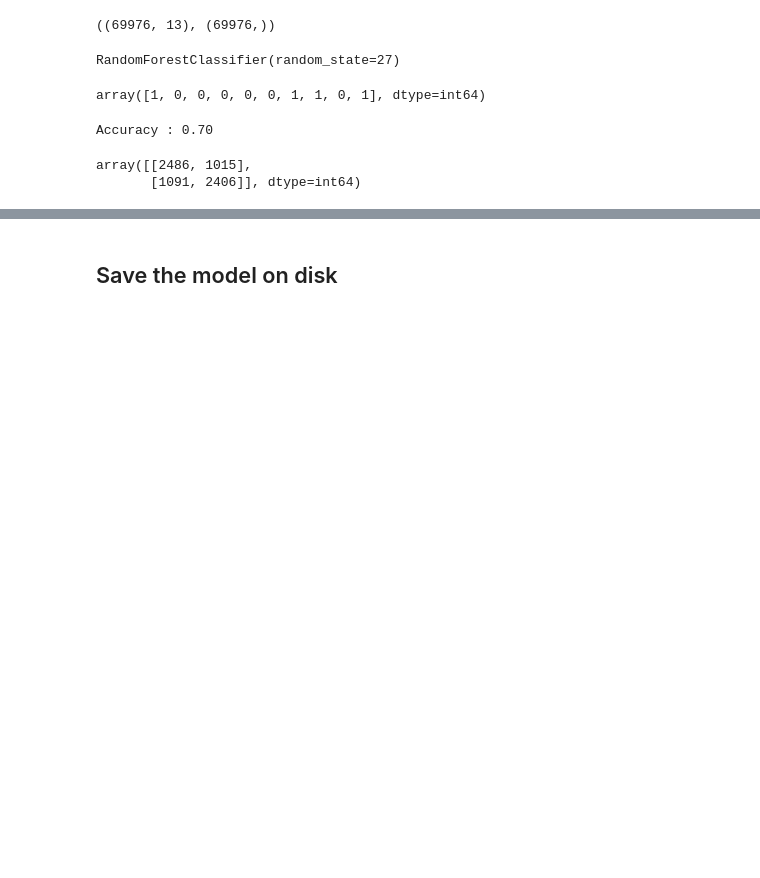
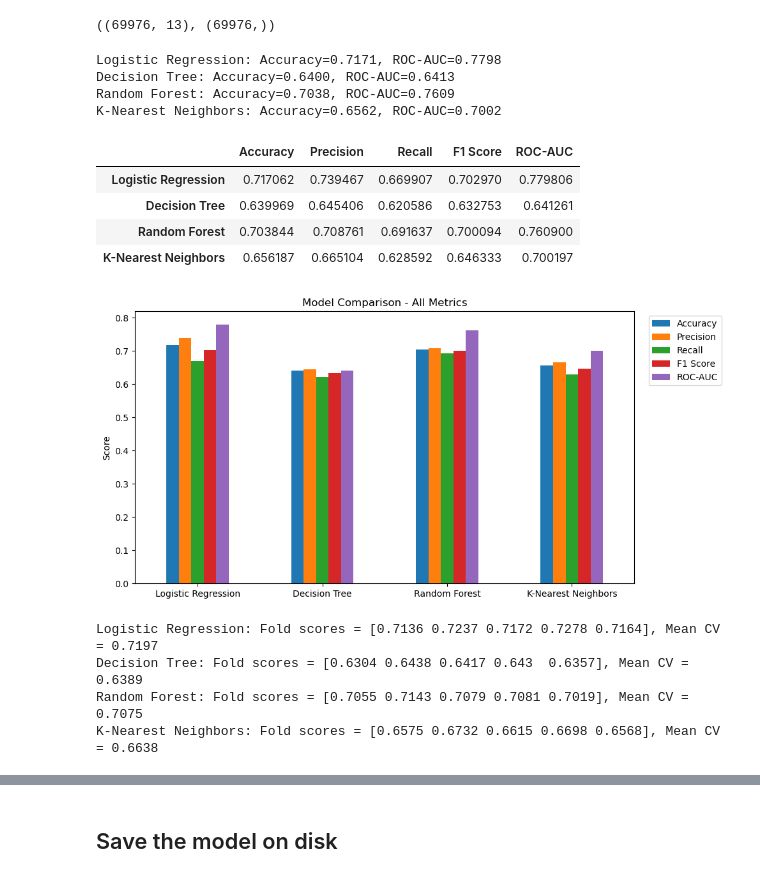
Before and after one commit to princedudhatra/ML, a Jupyter notebook: model_training.ipynb, the cells around one changed output, grey strips where cells are left out. Drawn from its saved outputs; the diff is of its cells as text; code cells hidden in the pictures; blank space fills up the shorter version.

```diff
--- a/model_training.ipynb
+++ b/model_training.ipynb
@@ -47,21 +78,71 @@ rf = RandomForestClassifier(
 # %%
-rf.fit(X_train, y_train,)
+# -------------------- 2. TRAIN ALL MODELS & EVALUATE --------------------
+def evaluate_model(model, X_tr, y_tr, X_te, y_te):
+    """Train model and return metrics: accuracy, precision, recall, f1, confusion_matrix, roc_auc."""
+    model.fit(X_tr, y_tr)
+    y_pred = model.predict(X_te)
+    y_proba = model.predict_proba(X_te)[:, 1] if hasattr(model, "predict_proba") else None
+    return {
+        "accuracy": accuracy_score(y_te, y_pred),
+        "precision": precision_score(y_te, y_pred, zero_division=0),
+        "recall": recall_score(y_te, y_pred, zero_division=0),
+        "f1": f1_score(y_te, y_pred, zero_division=0),
+        "confusion_matrix": confusion_matrix(y_te, y_pred),
+        "roc_auc": roc_auc_score(y_te, y_proba) if y_proba is not None else 0.0,
+        "y_pred": y_pred,
+        "y_proba": y_proba,
+        "model": model,
+    }
+
+model_results = {}
+for name, model in models.items():
+    model_results[name] = evaluate_model(model, X_train, y_train, X_test, y_test)
+    print(f"{name}: Accuracy={model_results[name]['accuracy']:.4f}, ROC-AUC={model_results[name]['roc_auc']:.4f}")
 # %% [output]
-RandomForestClassifier(random_state=27)
+Logistic Regression: Accuracy=0.7171, ROC-AUC=0.7798
+Decision Tree: Accuracy=0.6400, ROC-AUC=0.6413
+Random Forest: Accuracy=0.7038, ROC-AUC=0.7609
+K-Nearest Neighbors: Accuracy=0.6562, ROC-AUC=0.7002
 # %%
-y_pred = rf.predict(X_test)
-y_pred[:10]
+# -------------------- 3. MODEL COMPARISON TABLE --------------------
+comparison_df = pd.DataFrame({
+    name: {
+        "Accuracy": res["accuracy"],
+        "Precision": res["precision"],
+        "Recall": res["recall"],
+        "F1 Score": res["f1"],
+        "ROC-AUC": res["roc_auc"],
+    }
+    for name, res in model_results.items()
+}).T
+comparison_df
 # %% [output]
-array([1, 0, 0, 0, 0, 0, 1, 1, 0, 1], dtype=int64)
+|  | Accuracy | Precision | Recall | F1 Score | ROC-AUC |
+| Logistic Regression | 0.717062 | 0.739467 | 0.669907 | 0.702970 | 0.779806 |
+| Decision Tree | 0.639969 | 0.645406 | 0.620586 | 0.632753 | 0.641261 |
+| Random Forest | 0.703844 | 0.708761 | 0.691637 | 0.700094 | 0.760900 |
+| K-Nearest Neighbors | 0.656187 | 0.665104 | 0.628592 | 0.646333 | 0.700197 |
 # %%
-accuracy = accuracy_score(y_test, y_pred)
-print(f"Accuracy : {accuracy:.2f}")
+# -------------------- 4. MODEL COMPARISON BAR CHART --------------------
+comparison_df.plot(kind="bar", figsize=(10, 5), rot=0)
+plt.title("Model Comparison - All Metrics")
+plt.ylabel("Score")
+plt.legend(bbox_to_anchor=(1.02, 1), loc="upper left")
+plt.tight_layout()
+plt.show()
 # %% [output]
-Accuracy : 0.70
+[figure, added]
 # %%
-cm = confusion_matrix(y_test, y_pred)
-cm
+# -------------------- 5. 5-FOLD CROSS VALIDATION --------------------
+cv_scores = {}
+for name, res in model_results.items():
+    model = res["model"]
+    scores = cross_val_score(model, X, y, cv=5, scoring="accuracy")
+    cv_scores[name] = scores
+    print(f"{name}: Fold scores = {scores.round(4)}, Mean CV = {scores.mean():.4f}")
 # %% [output]
-array([[2486, 1015],
-       [1091, 2406]], dtype=int64)
+Logistic Regression: Fold scores = [0.7136 0.7237 0.7172 0.7278 0.7164], Mean CV = 0.7197
+Decision Tree: Fold scores = [0.6304 0.6438 0.6417 0.643  0.6357], Mean CV = 0.6389
+Random Forest: Fold scores = [0.7055 0.7143 0.7079 0.7081 0.7019], Mean CV = 0.7075
+K-Nearest Neighbors: Fold scores = [0.6575 0.6732 0.6615 0.6698 0.6568], Mean CV = 0.6638
 # %%
```
Also changed, not shown: parts of 10 cells of this notebook, 2 other files.
